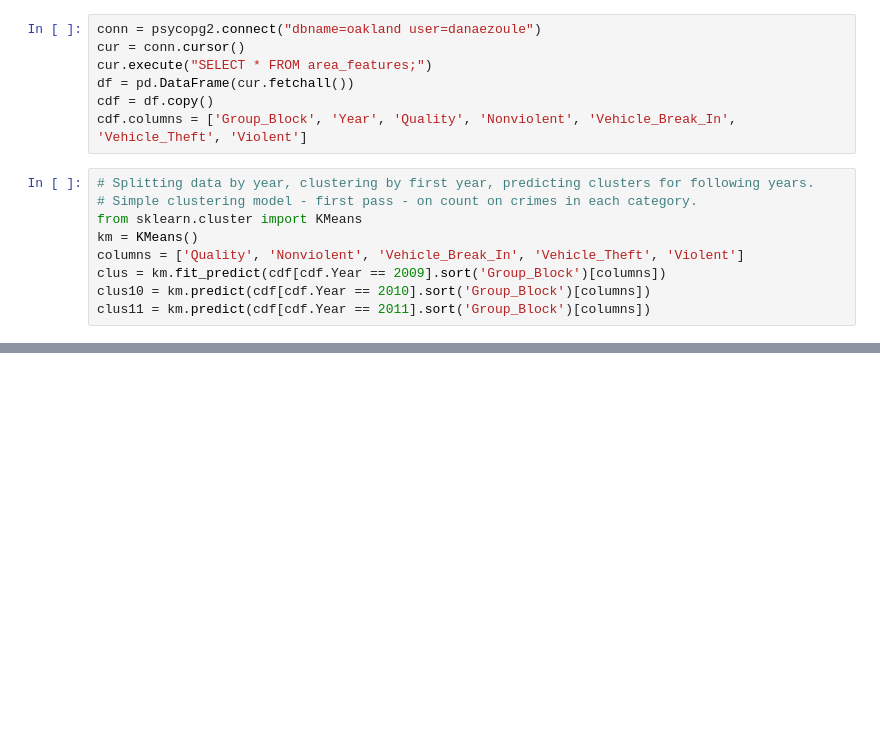
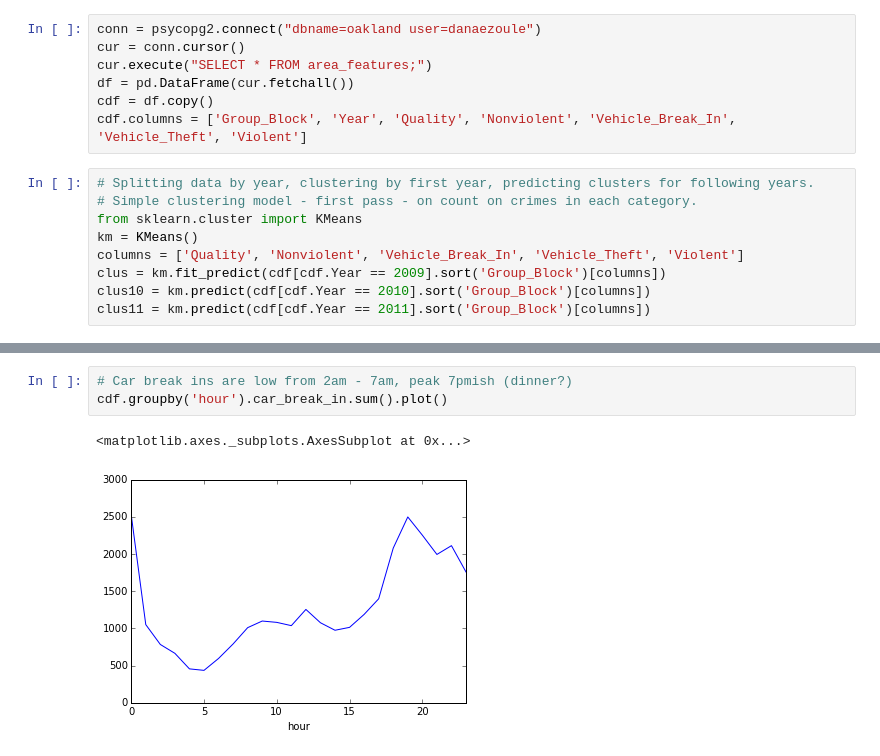
Before and after one commit to d43/oakland, a Jupyter notebook: Notes/Clustering.ipynb, the cells around one changed output, grey strips where cells are left out. Drawn from its saved outputs; the diff is of its cells as text; blank space fills up the shorter version.

```diff
--- a/Notes/Clustering.ipynb
+++ b/Notes/Clustering.ipynb
@@ -67,0 +108,6 @@ cdf['hour'] = [i.hour for i in cdf.Time]
+# %%
+# Car break ins are low from 2am - 7am, peak 7pmish (dinner?)
+cdf.groupby('hour').car_break_in.sum().plot()
+# %% [output]
+<matplotlib.axes._subplots.AxesSubplot at 0x...>
+[figure, added]
```
Also changed, not shown: parts of 15 cells of this notebook.
